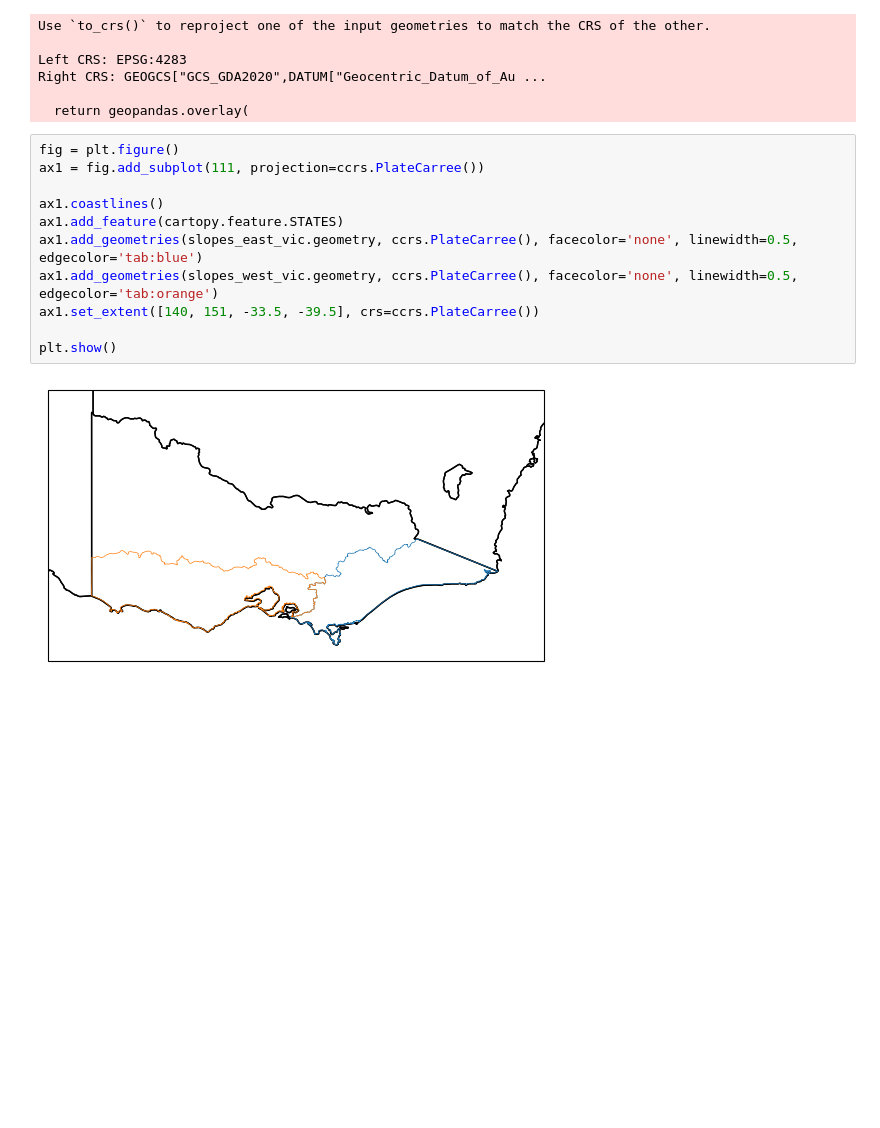
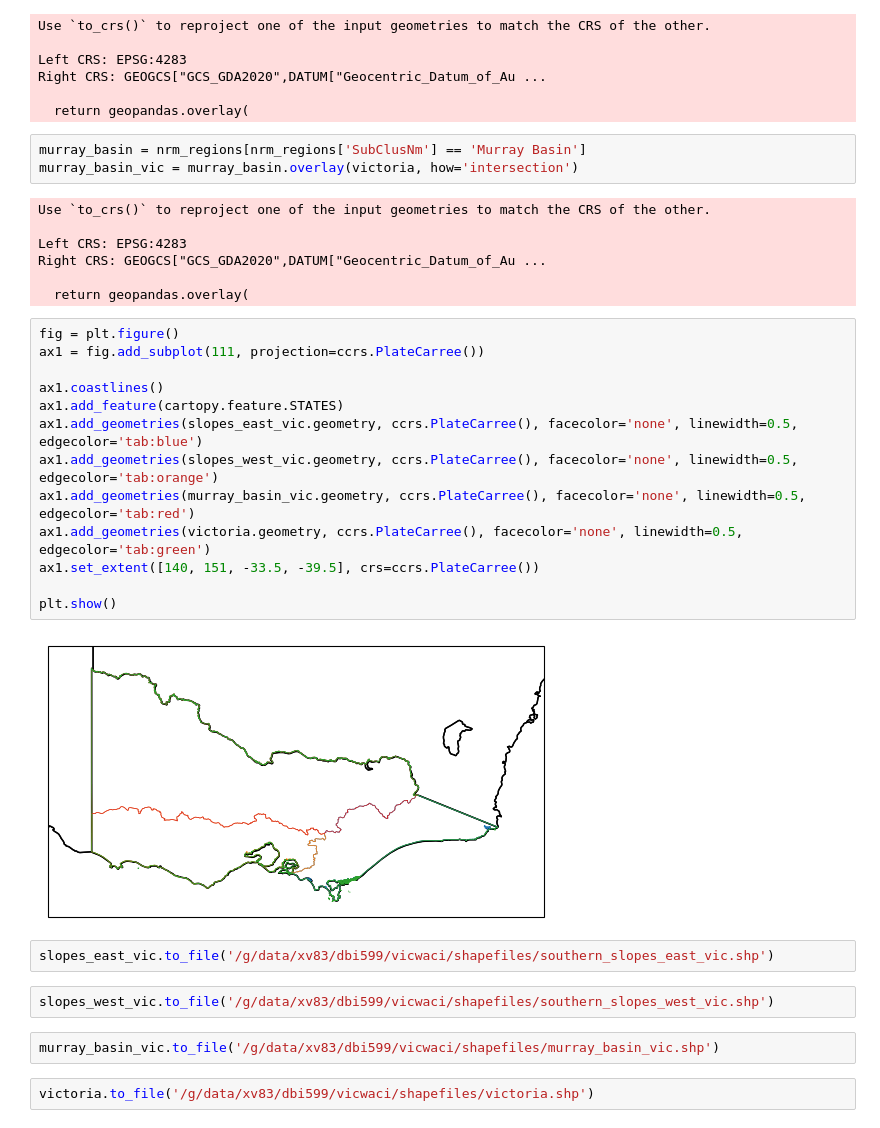
Before and after one commit to DamienIrving/VicWaCI, a Jupyter notebook: prepare_shapefiles.ipynb, the cells around one changed output. Drawn from its saved outputs; the diff is of its cells as text; blank space fills up the shorter version.

Commit message:
Export shapefiles

```diff
--- a/prepare_shapefiles.ipynb
+++ b/prepare_shapefiles.ipynb
@@ -83,16 +85,36 @@ Left CRS: EPSG:4283
 Right CRS: GEOGCS["GCS_GDA2020",DATUM["Geocentric_Datum_of_Au ...
 
   return geopandas.overlay(
+# %%
+murray_basin = nrm_regions[nrm_regions['SubClusNm'] == 'Murray Basin']
+murray_basin_vic = murray_basin.overlay(victoria, how='intersection')
+# %% [output]
+Use `to_crs()` to reproject one of the input geometries to match the CRS of the other.
+
+Left CRS: EPSG:4283
+Right CRS: GEOGCS["GCS_GDA2020",DATUM["Geocentric_Datum_of_Au ...
+
+  return geopandas.overlay(
 # %%
 fig = plt.figure()
 ax1 = fig.add_subplot(111, projection=ccrs.PlateCarree())
 
 ax1.coastlines()
 ax1.add_feature(cartopy.feature.STATES)
 ax1.add_geometries(slopes_east_vic.geometry, ccrs.PlateCarree(), facecolor='none', linewidth=0.5, edgecolor='tab:blue')
 ax1.add_geometries(slopes_west_vic.geometry, ccrs.PlateCarree(), facecolor='none', linewidth=0.5,  edgecolor='tab:orange')
+ax1.add_geometries(murray_basin_vic.geometry, ccrs.PlateCarree(), facecolor='none', linewidth=0.5,  edgecolor='tab:red')
+ax1.add_geometries(victoria.geometry, ccrs.PlateCarree(), facecolor='none', linewidth=0.5,  edgecolor='tab:green')
 ax1.set_extent([140, 151, -33.5, -39.5], crs=ccrs.PlateCarree())
 
 plt.show()
 # %% [output]
-[figure, old version]
+[figure, new version]
+# %%
+slopes_east_vic.to_file('/g/data/xv83/dbi599/vicwaci/shapefiles/southern_slopes_east_vic.shp')
+# %%
+slopes_west_vic.to_file('/g/data/xv83/dbi599/vicwaci/shapefiles/southern_slopes_west_vic.shp')
+# %%
+murray_basin_vic.to_file('/g/data/xv83/dbi599/vicwaci/shapefiles/murray_basin_vic.shp')
+# %%
+victoria.to_file('/g/data/xv83/dbi599/vicwaci/shapefiles/victoria.shp')
```
Also changed, not shown: parts of 1 cell of this notebook.
